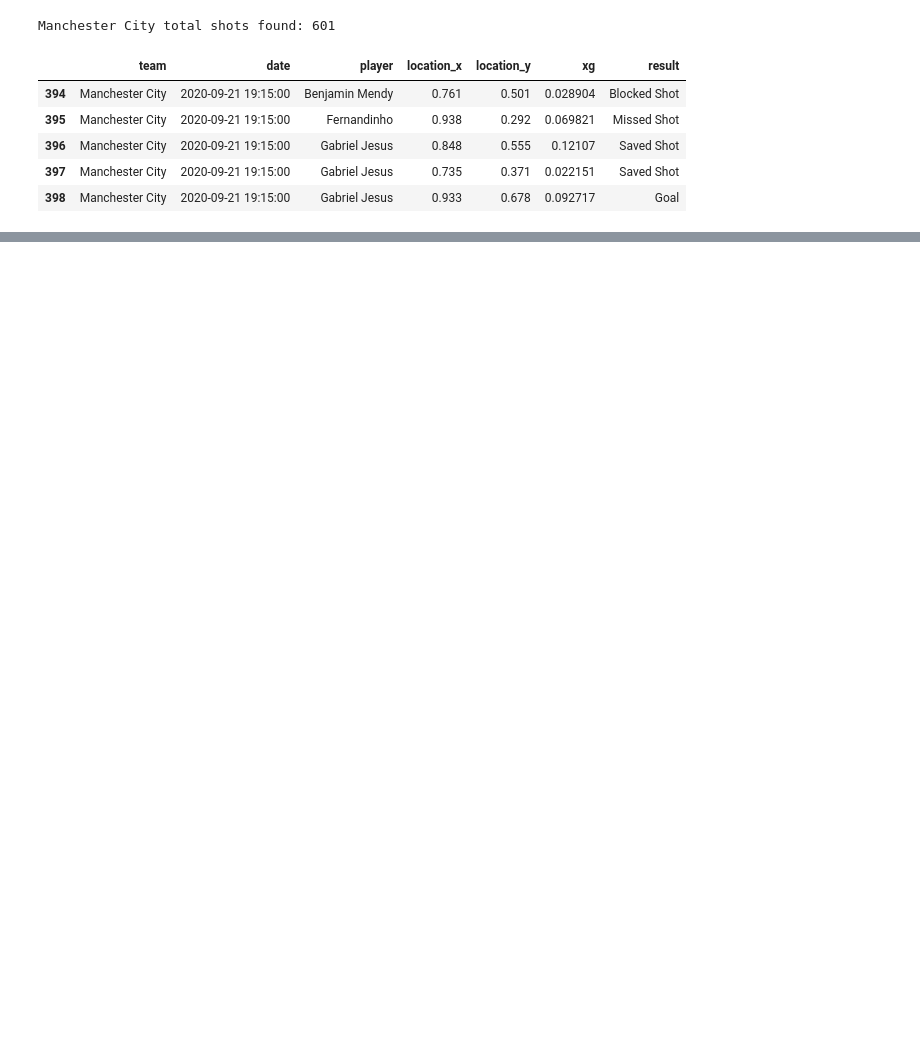
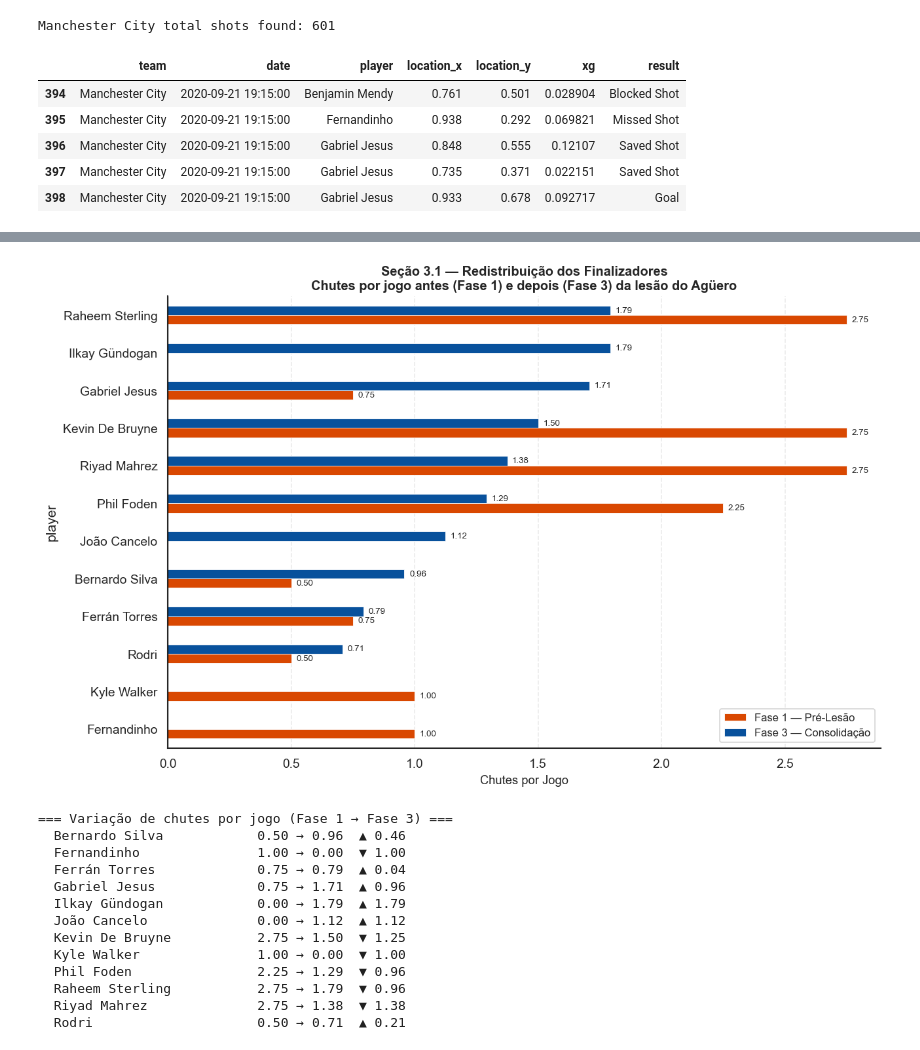
Before and after one commit to carolabdu/futebol-analise, a Jupyter notebook: Analise_City_20_21_soccerdata.ipynb, the cells around one changed output, grey strips where cells are left out. Saved outputs shown, nothing was run; the diff lists cells and outputs as text; code cells hidden in the pictures; blank space fills up the shorter version.

```diff
--- a/Analise_City_20_21_soccerdata.ipynb
+++ b/Analise_City_20_21_soccerdata.ipynb
@@ -197,0 +363,55 @@ plt.show()
+# %%
+shots_f1 = mc_shots[fase1_mask].groupby('player').size().rename('shots_f1')
+shots_f3 = mc_shots[fase3_mask].groupby('player').size().rename('shots_f3')
+
+spg_f1 = (shots_f1 / g1).sort_values(ascending=False).head(10)
+spg_f3 = (shots_f3 / g3).sort_values(ascending=False).head(10)
+
+all_players = sorted(set(spg_f1.index) | set(spg_f3.index))
+comp = pd.DataFrame({
+    'Fase 1 — Pré-Lesão': spg_f1.reindex(all_players, fill_value=0),
+    'Fase 3 — Consolidação': spg_f3.reindex(all_players, fill_value=0),
+}).sort_values('Fase 3 — Consolidação', ascending=True)
+
+cores = ['#D94801', '#08519C']
+fig, ax = plt.subplots(figsize=(11, 7))
+comp.plot(kind='barh', ax=ax, color=cores, edgecolor='white', linewidth=0.5)
+
+ax.set_xlabel('Chutes por Jogo', fontsize=11)
+ax.set_title('Seção 3.1 — Redistribuição dos Finalizadores\nChutes por jogo antes (Fase 1) e depois (Fase 3) da lesão do Agüero',
+             fontsize=12, fontweight='bold')
+ax.axvline(x=0, color='black', linewidth=0.8)
+ax.legend(fontsize=10)
+ax.xaxis.grid(True, linestyle='--', alpha=0.4)
+
+for bar in ax.patches:
+    width = bar.get_width()
+    if width > 0.05:
+        ax.text(width + 0.02, bar.get_y() + bar.get_height() / 2,
+                f'{width:.2f}', va='center', fontsize=8)
+
+plt.tight_layout()
+plt.show()
+
+print("\n=== Variação de chutes por jogo (Fase 1 → Fase 3) ===")
+for p in all_players:
+    v1 = spg_f1.get(p, 0)
+    v3 = spg_f3.get(p, 0)
+    delta = v3 - v1
+    tag = "▲" if delta > 0 else ("▼" if delta < 0 else "—")
+    print(f"  {p:<25} {v1:.2f} → {v3:.2f}  {tag} {abs(delta):.2f}")
+# %% [output]
+[figure, added]
+=== Variação de chutes por jogo (Fase 1 → Fase 3) ===
+  Bernardo Silva            0.50 → 0.96  ▲ 0.46
+  Fernandinho               1.00 → 0.00  ▼ 1.00
+  Ferrán Torres             0.75 → 0.79  ▲ 0.04
+  Gabriel Jesus             0.75 → 1.71  ▲ 0.96
+  Ilkay Gündogan            0.00 → 1.79  ▲ 1.79
+  João Cancelo              0.00 → 1.12  ▲ 1.12
+  Kevin De Bruyne           2.75 → 1.50  ▼ 1.25
+  Kyle Walker               1.00 → 0.00  ▼ 1.00
+  Phil Foden                2.25 → 1.29  ▼ 0.96
+  Raheem Sterling           2.75 → 1.79  ▼ 0.96
+  Riyad Mahrez              2.75 → 1.38  ▼ 1.38
+  Rodri                     0.50 → 0.71  ▲ 0.21
```
Also changed, not shown: parts of 28 cells of this notebook, 1 other file.
